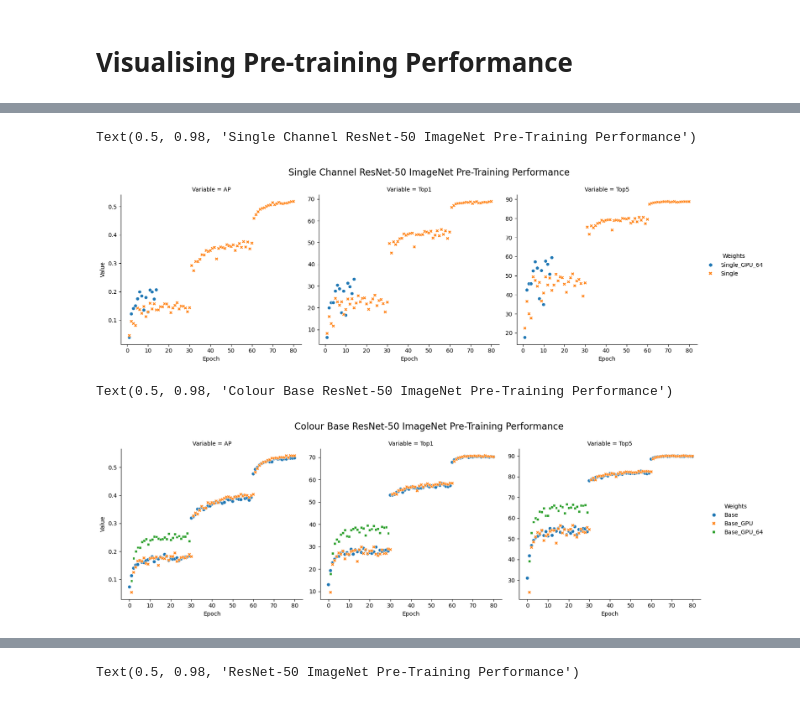
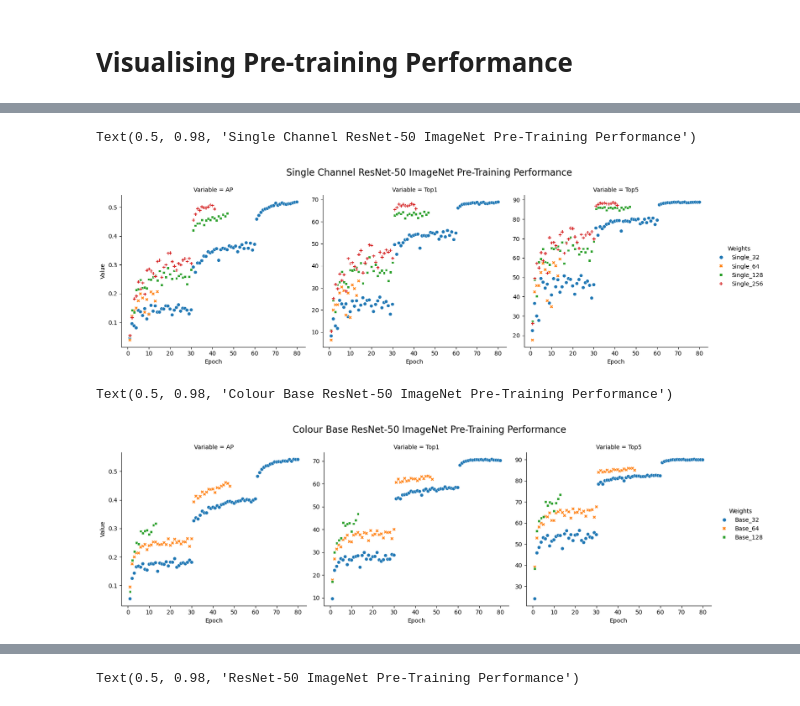
Before and after one commit to sophie-haynes/pytrain_imagenet, a Jupyter notebook: Viz_PreTrain_Metrics.ipynb, the cells around one changed output, grey strips where cells are left out. Drawn from its saved outputs; the diff is of its cells as text; code cells hidden in the pictures.

Commit message:
Update Metric Plots

```diff
--- a/Viz_PreTrain_Metrics.ipynb
+++ b/Viz_PreTrain_Metrics.ipynb
@@ -36,26 +55,40 @@ sns.scatterplot(data=results_df[results_df["Epoch"]<=90], x="Epoch", y="AP", hue
 # %%
-long_grey = grey_df[['Epoch', 'AP', 'Top1', 'Top5']].melt(id_vars='Epoch',var_name="Variable",value_name="Value")
-long_grey['Weights'] = "Grey"
+long_single = single_df[['Epoch', 'AP', 'Top1', 'Top5']].melt(id_vars='Epoch',var_name="Variable",value_name="Value")
+long_single['Weights'] = "Single_32"
 
-long_base = base_df[['Epoch', 'AP', 'Top1', 'Top5']].melt(id_vars='Epoch',var_name="Variable",value_name="Value")
-long_base['Weights'] = "Base"
+long_single_64_gpu = single_gpu_64_df[['Epoch', 'AP', 'Top1', 'Top5']].melt(id_vars='Epoch',var_name="Variable",value_name="Value")
+long_single_64_gpu['Weights'] = "Single_64"
 
-long_single = single_df[['Epoch', 'AP', 'Top1', 'Top5']].melt(id_vars='Epoch',var_name="Variable",value_name="Value")
-long_single['Weights'] = "Single"
+long_single_128_gpu = single_gpu_128_df[['Epoch', 'AP', 'Top1', 'Top5']].melt(id_vars='Epoch',var_name="Variable",value_name="Value")
+long_single_128_gpu['Weights'] = "Single_128"
+
+long_single_256_gpu = single_gpu_256_df[['Epoch', 'AP', 'Top1', 'Top5']].melt(id_vars='Epoch',var_name="Variable",value_name="Value")
+long_single_256_gpu['Weights'] = "Single_256"
+
 
 long_base_gpu = base_gpu_df[['Epoch', 'AP', 'Top1', 'Top5']].melt(id_vars='Epoch',var_name="Variable",value_name="Value")
-long_base_gpu['Weights'] = "Base_GPU"
+long_base_gpu['Weights'] = "Base_32"
 
 long_base_64_gpu = base_gpu_64_df[['Epoch', 'AP', 'Top1', 'Top5']].melt(id_vars='Epoch',var_name="Variable",value_name="Value")
-long_base_64_gpu['Weights'] = "Base_GPU_64"
+long_base_64_gpu['Weights'] = "Base_64"
 
-long_geti_grey = geti_grey_df[['Epoch', 'AP', 'Top1', 'Top5']].melt(id_vars='Epoch',var_name="Variable",value_name="Value")
-long_geti_grey['Weights'] = "Geti_Grey"
+long_base_128_gpu = base_gpu_128_df[['Epoch', 'AP', 'Top1', 'Top5']].melt(id_vars='Epoch',var_name="Variable",value_name="Value")
+long_base_128_gpu['Weights'] = "Base_128"
 
-long_single_64_gpu = single_gpu_64_df[['Epoch', 'AP', 'Top1', 'Top5']].melt(id_vars='Epoch',var_name="Variable",value_name="Value")
-long_single_64_gpu['Weights'] = "Single_GPU_64"
 
-long_results = pd.concat([long_grey,long_base,long_base_gpu,long_geti_grey, long_base_64_gpu,long_single_64_gpu, long_single])
+long_grey = grey_df[['Epoch', 'AP', 'Top1', 'Top5']].melt(id_vars='Epoch',var_name="Variable",value_name="Value")
+long_grey['Weights'] = "Grey_32"
+
+long_grey_64_gpu = grey_gpu_64_df[['Epoch', 'AP', 'Top1', 'Top5']].melt(id_vars='Epoch',var_name="Variable",value_name="Value")
+long_grey_64_gpu['Weights'] = "Grey_64"
+
+long_grey_128_gpu = grey_gpu_128_df[['Epoch', 'AP', 'Top1', 'Top5']].melt(id_vars='Epoch',var_name="Variable",value_name="Value")
+long_grey_128_gpu['Weights'] = "Grey_128"
+
+
+long_results = pd.concat([long_grey, long_grey_64_gpu, long_grey_128_gpu,
+                          long_base_gpu, long_base_64_gpu, long_base_128_gpu,
+                          long_single, long_single_64_gpu,long_single_128_gpu,long_single_256_gpu])
 # long_results = pd.concat([long_grey,long_base,long_base_gpu])
 long_results.head()
 # %% [output]
@@ -76,16 +144,16 @@ Text(0.5, 0.98, 'ResNet-50 ImageNet Pre-Training Performance')
 # %%
-metricplot = sns.relplot(data=long_results.query("('Single' in Weights | 'Single_GPU_64' in Weights) & Epoch <= 80"), x="Epoch", y="Value", hue="Weights", col = "Variable", \
+metricplot = sns.relplot(data=long_results.query("('Single_32' in Weights | 'Single_64' in Weights | 'Single_128' in Weights | 'Single_256' in Weights) & Epoch <= 80"), x="Epoch", y="Value", hue="Weights", col = "Variable", \
                          facet_kws={'sharey': False, 'sharex': True}, style="Weights", kind="scatter")
 metricplot.fig.subplots_adjust(top=.85)
 metricplot.fig.suptitle('Single Channel ResNet-50 ImageNet Pre-Training Performance', fontsize=16,)# weight='bold')
 # %% [output]
 Text(0.5, 0.98, 'Single Channel ResNet-50 ImageNet Pre-Training Performance')
-[figure, old version]
+[figure, new version]
 # %%
-metricplot = sns.relplot(data=long_results.query("('Base' in Weights | 'Base_GPU' in Weights |'Base_GPU_64' in Weights ) & Epoch <= 80"), x="Epoch", y="Value", hue="Weights", col = "Variable", \
+metricplot = sns.relplot(data=long_results.query("('Base_32' in Weights |'Base_64' in Weights |'Base_128' in Weights ) & Epoch <= 80"), x="Epoch", y="Value", hue="Weights", col = "Variable", \
                          facet_kws={'sharey': False, 'sharex': True}, style="Weights", kind="scatter")
 metricplot.fig.subplots_adjust(top=.85)
 metricplot.fig.suptitle('Colour Base ResNet-50 ImageNet Pre-Training Performance', fontsize=16,)# weight='bold')
 # %% [output]
 Text(0.5, 0.98, 'Colour Base ResNet-50 ImageNet Pre-Training Performance')
-[figure, old version]
+[figure, new version]
```
Also changed, not shown: parts of 5 cells of this notebook.
